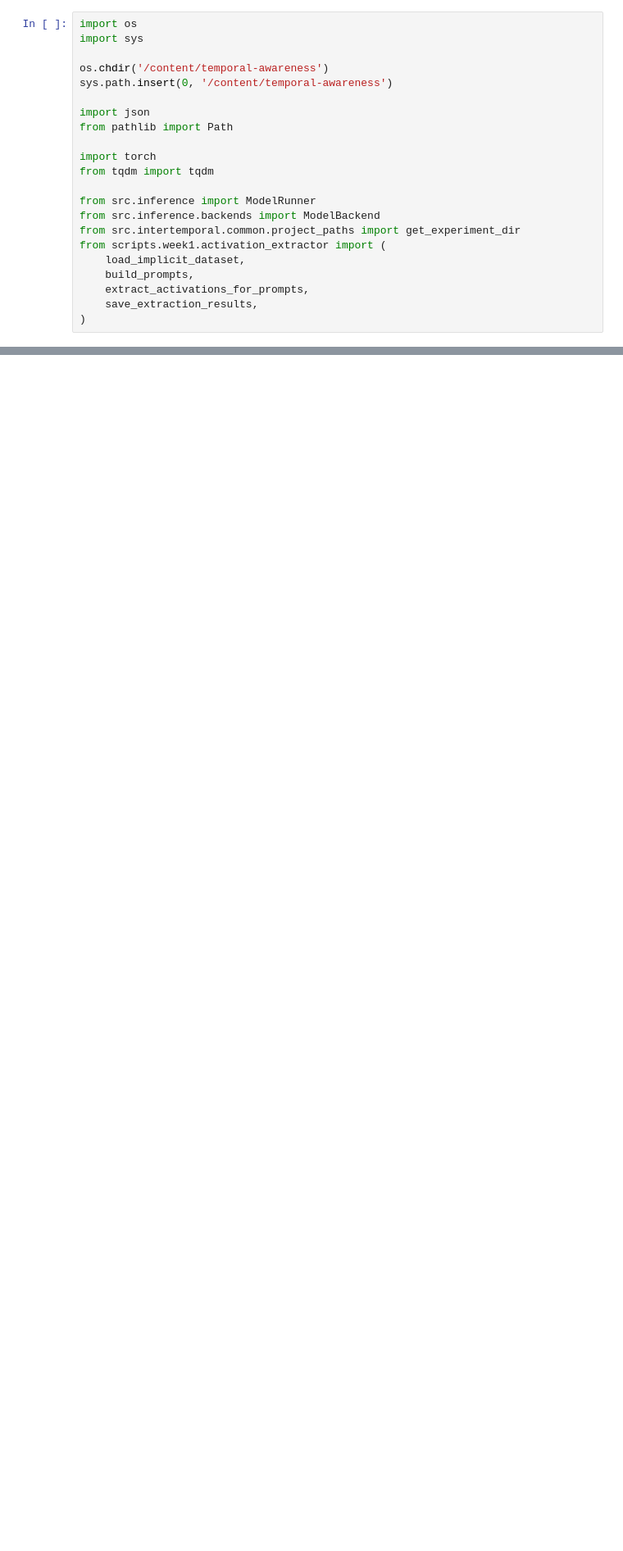
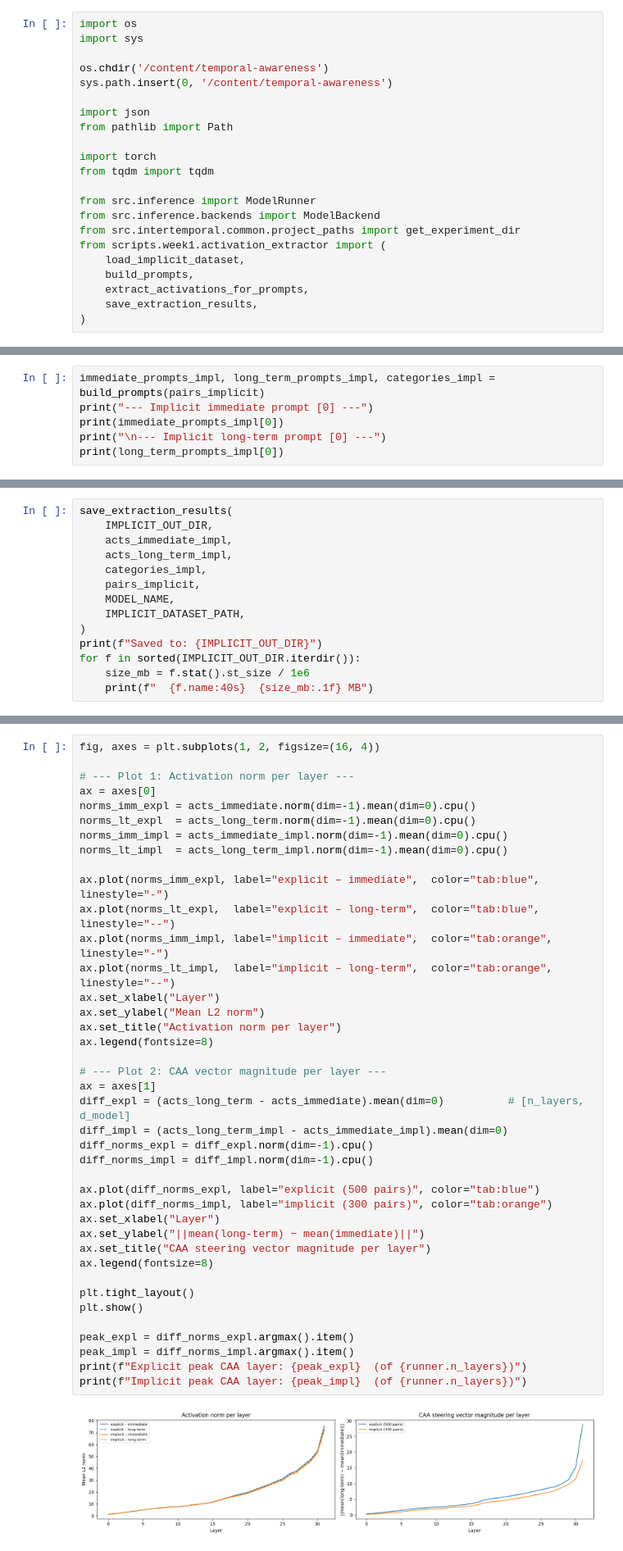
Before and after one commit to Avi161/temporal-awareness, a Jupyter notebook: notebooks/01_week1_activation_extraction.ipynb, the cells around one changed output, grey strips where cells are left out. Shown at 82% size. Drawn from its saved outputs; the diff is of its cells as text; blank space fills up the shorter version.

```diff
--- a/notebooks/01_week1_activation_extraction.ipynb
+++ b/notebooks/01_week1_activation_extraction.ipynb
@@ -144,0 +266,6 @@ print(f"Peak CAA magnitude at layer {peak_layer} (of {runner.n_layers})")
+# %%
+immediate_prompts_impl, long_term_prompts_impl, categories_impl = build_prompts(pairs_implicit)
+print("--- Implicit immediate prompt [0] ---")
+print(immediate_prompts_impl[0])
+print("\n--- Implicit long-term prompt [0] ---")
+print(long_term_prompts_impl[0])
@@ -144,0 +297,14 @@ print(f"Peak CAA magnitude at layer {peak_layer} (of {runner.n_layers})")
+# %%
+save_extraction_results(
+    IMPLICIT_OUT_DIR,
+    acts_immediate_impl,
+    acts_long_term_impl,
+    categories_impl,
+    pairs_implicit,
+    MODEL_NAME,
+    IMPLICIT_DATASET_PATH,
+)
+print(f"Saved to: {IMPLICIT_OUT_DIR}")
+for f in sorted(IMPLICIT_OUT_DIR.iterdir()):
+    size_mb = f.stat().st_size / 1e6
+    print(f"  {f.name:40s}  {size_mb:.1f} MB")
@@ -144,0 +323,42 @@ print(f"Peak CAA magnitude at layer {peak_layer} (of {runner.n_layers})")
+# %%
+fig, axes = plt.subplots(1, 2, figsize=(16, 4))
+
+# --- Plot 1: Activation norm per layer ---
+ax = axes[0]
+norms_imm_expl = acts_immediate.norm(dim=-1).mean(dim=0).cpu()
+norms_lt_expl  = acts_long_term.norm(dim=-1).mean(dim=0).cpu()
+norms_imm_impl = acts_immediate_impl.norm(dim=-1).mean(dim=0).cpu()
+norms_lt_impl  = acts_long_term_impl.norm(dim=-1).mean(dim=0).cpu()
+
+ax.plot(norms_imm_expl, label="explicit – immediate",  color="tab:blue",   linestyle="-")
+ax.plot(norms_lt_expl,  label="explicit – long-term",  color="tab:blue",   linestyle="--")
+ax.plot(norms_imm_impl, label="implicit – immediate",  color="tab:orange",  linestyle="-")
+ax.plot(norms_lt_impl,  label="implicit – long-term",  color="tab:orange",  linestyle="--")
+ax.set_xlabel("Layer")
+ax.set_ylabel("Mean L2 norm")
+ax.set_title("Activation norm per layer")
+ax.legend(fontsize=8)
+
+# --- Plot 2: CAA vector magnitude per layer ---
+ax = axes[1]
+diff_expl = (acts_long_term - acts_immediate).mean(dim=0)          # [n_layers, d_model]
+diff_impl = (acts_long_term_impl - acts_immediate_impl).mean(dim=0)
+diff_norms_expl = diff_expl.norm(dim=-1).cpu()
+diff_norms_impl = diff_impl.norm(dim=-1).cpu()
+
+ax.plot(diff_norms_expl, label="explicit (500 pairs)", color="tab:blue")
+ax.plot(diff_norms_impl, label="implicit (300 pairs)", color="tab:orange")
+ax.set_xlabel("Layer")
+ax.set_ylabel("||mean(long-term) − mean(immediate)||")
+ax.set_title("CAA steering vector magnitude per layer")
+ax.legend(fontsize=8)
+
+plt.tight_layout()
+plt.show()
+
+peak_expl = diff_norms_expl.argmax().item()
+peak_impl = diff_norms_impl.argmax().item()
+print(f"Explicit peak CAA layer: {peak_expl}  (of {runner.n_layers})")
+print(f"Implicit peak CAA layer: {peak_impl}  (of {runner.n_layers})")
+# %% [output]
+[figure, added]
```
Also changed, not shown: parts of 29 cells of this notebook, 1 other file.
